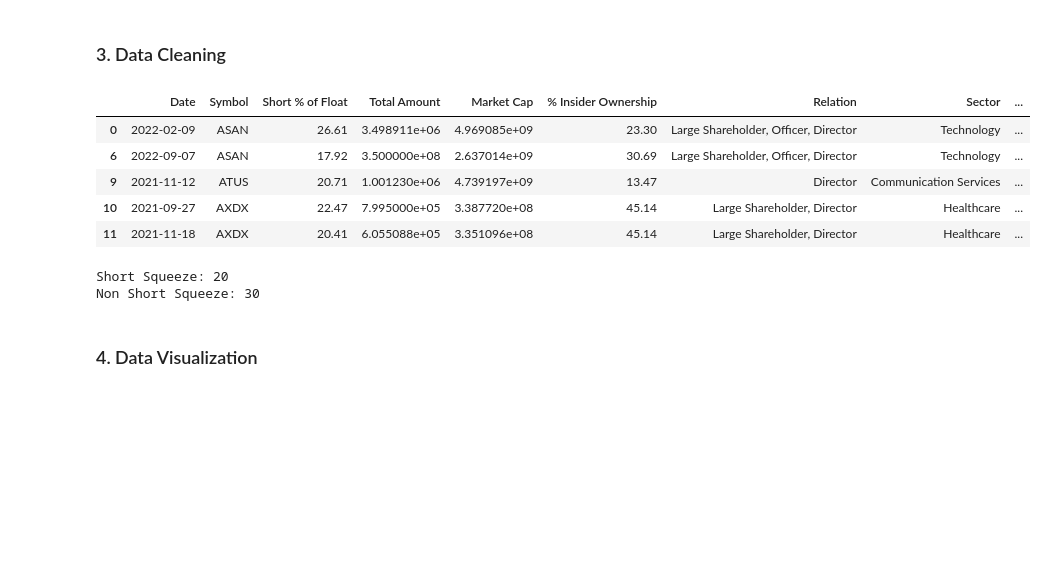
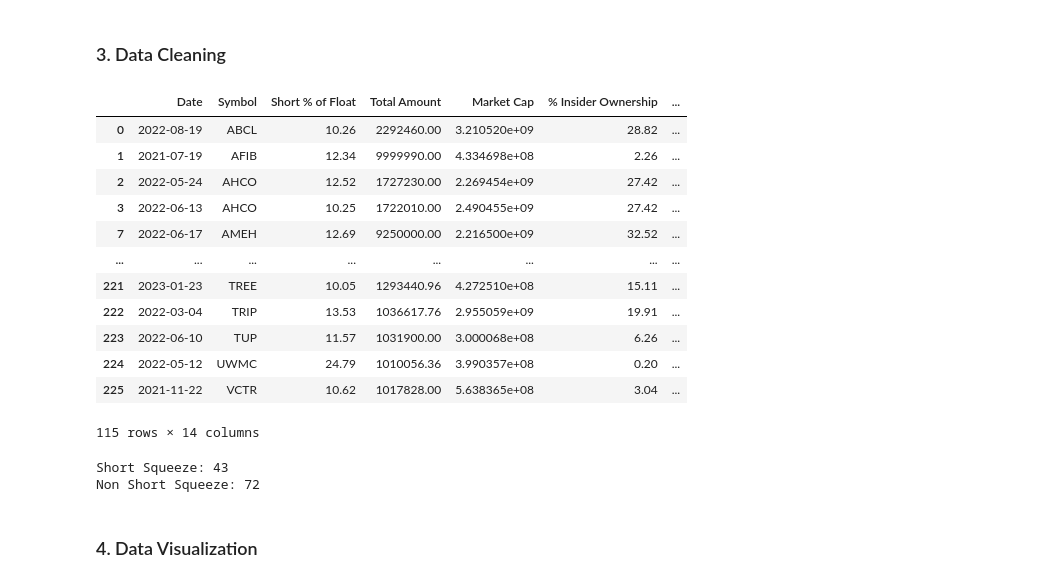
Before and after one commit to regulolanz/Pedro-Short-Squeeze-Predictor, a Jupyter notebook: Pedro_Model.ipynb, the cells around one changed output. Saved outputs shown, nothing was run; the diff lists cells and outputs as text; code cells hidden in the pictures; blank space fills up the shorter version.

```diff
--- a/Pedro_Model.ipynb
+++ b/Pedro_Model.ipynb
@@ -34,24 +35,25 @@ merged_df = pd.read_csv(
 )
 # %% [markdown]
 ### 3. Data Cleaning
-# %%
-columns_to_drop = ['Company Name', 'Close Price Day 1', 'Close Price Day 2', 'Close Price Day 5', 'Close Price Day 7',
-                   'Close Price Day 15', 'Close Price Day 30', 'Return (1 Days)', 'Return (2 Days)',
-                   'Return (5 Days)', 'Return (7 Days)', 'Return (15 Days)', 'Return (30 Days)',
-                   'Highest Day Return', 'Highest Close Price']
-
-merged_df = merged_df.drop(columns=columns_to_drop)
 # %%
 merged_df.drop_duplicates(subset=['Symbol', 'Short % of Float'], keep='first', inplace=True)
 # %%
-merged_df.head()
+# Review the DataFrame
+merged_df
 # %% [output]
-|  | Date | Symbol | Short % of Float | Total Amount | Market Cap | % Insider Ownership | Relation | Sector | ... |
-| 0 | 2022-02-09 | ASAN | 26.61 | 3.498911e+06 | 4.969085e+09 | 23.30 | Large Shareholder, Officer, Director | Technology | ... |
-| 6 | 2022-09-07 | ASAN | 17.92 | 3.500000e+08 | 2.637014e+09 | 30.69 | Large Shareholder, Officer, Director | Technology | ... |
-| 9 | 2021-11-12 | ATUS | 20.71 | 1.001230e+06 | 4.739197e+09 | 13.47 | Director | Communication Services | ... |
-| 10 | 2021-09-27 | AXDX | 22.47 | 7.995000e+05 | 3.387720e+08 | 45.14 | Large Shareholder, Director | Healthcare | ... |
-| 11 | 2021-11-18 | AXDX | 20.41 | 6.055088e+05 | 3.351096e+08 | 45.14 | Large Shareholder, Director | Healthcare | ... |
+|  | Date | Symbol | Short % of Float | Total Amount | Market Cap | % Insider Ownership | ... |
+| 0 | 2022-08-19 | ABCL | 10.26 | 2292460.00 | 3.210520e+09 | 28.82 | ... |
+| 1 | 2021-07-19 | AFIB | 12.34 | 9999990.00 | 4.334698e+08 | 2.26 | ... |
+| 2 | 2022-05-24 | AHCO | 12.52 | 1727230.00 | 2.269454e+09 | 27.42 | ... |
+| 3 | 2022-06-13 | AHCO | 10.25 | 1722010.00 | 2.490455e+09 | 27.42 | ... |
+| 7 | 2022-06-17 | AMEH | 12.69 | 9250000.00 | 2.216500e+09 | 32.52 | ... |
+| ... | ... | ... | ... | ... | ... | ... | ... |
+| 221 | 2023-01-23 | TREE | 10.05 | 1293440.96 | 4.272510e+08 | 15.11 | ... |
+| 222 | 2022-03-04 | TRIP | 13.53 | 1036617.76 | 2.955059e+09 | 19.91 | ... |
+| 223 | 2022-06-10 | TUP | 11.57 | 1031900.00 | 3.000068e+08 | 6.26 | ... |
+| 224 | 2022-05-12 | UWMC | 24.79 | 1010056.36 | 3.990357e+08 | 0.20 | ... |
+| 225 | 2021-11-22 | VCTR | 10.62 | 1017828.00 | 5.638365e+08 | 3.04 | ... |
+115 rows × 14 columns
 # %%
 # Short Squeeze vs. Non Short Squeeze Counts in DataFrame
 short_squeeze_count = merged_df.loc[merged_df['Short Squeeze'] == 1, 'Short Squeeze'].count()
@@ -60,8 +62,8 @@ no_short_squeeze_count = merged_df.loc[merged_df['Short Squeeze'] == 0, 'Short S
 print("Short Squeeze:", short_squeeze_count)
 print("Non Short Squeeze:", no_short_squeeze_count)
 # %% [output]
-Short Squeeze: 20
-Non Short Squeeze: 30
+Short Squeeze: 43
+Non Short Squeeze: 72
 # %% [markdown]
 ### 4. Data Visualization
 # %%
```
Also changed, not shown: parts of 6 cells of this notebook, 1 other file.
